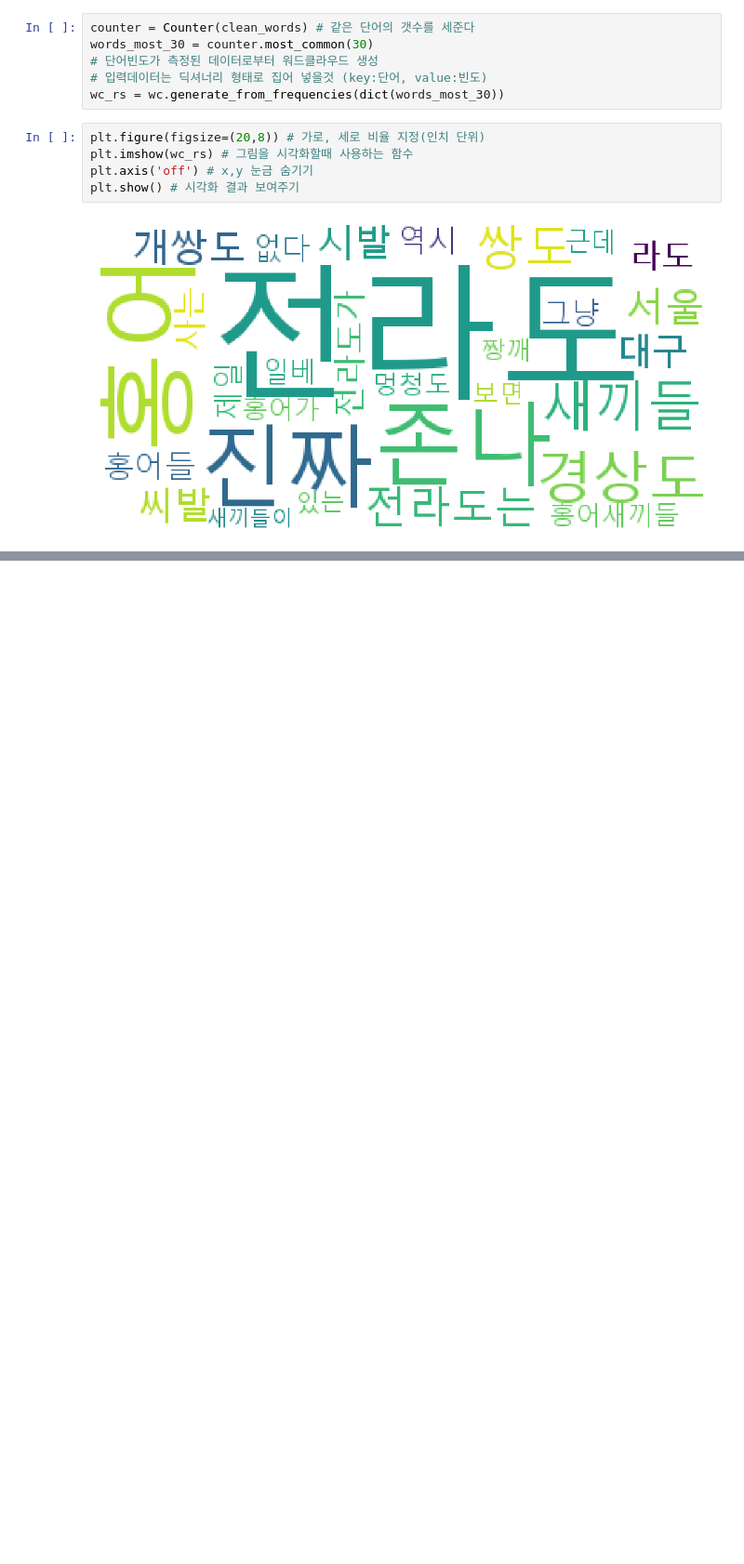
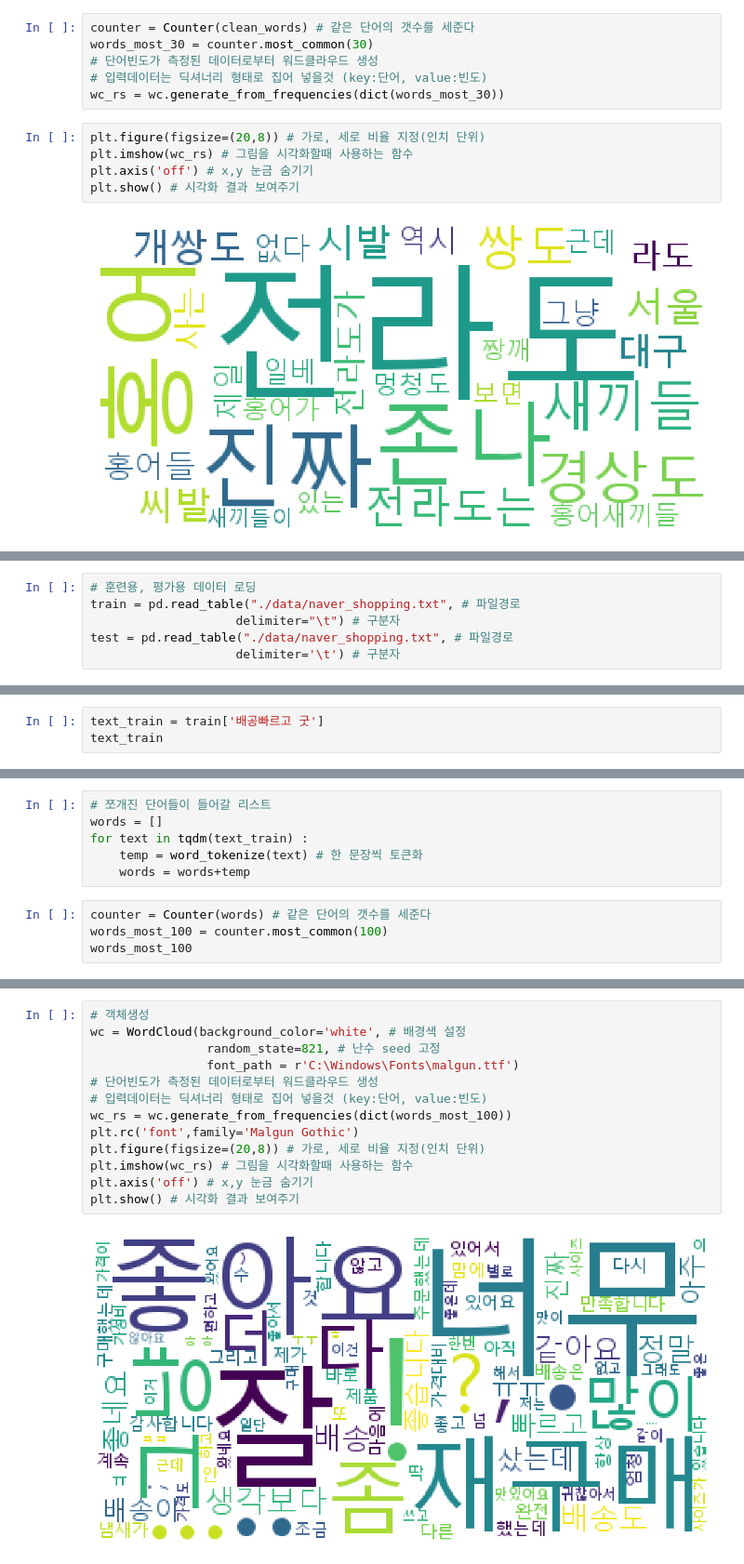
Before and after one commit to chxssun/python, a Jupyter notebook: ML/ex04_텍스트마이닝_기초.ipynb, the cells around one changed output, grey strips where cells are left out. Shown at 93% size. Saved outputs shown, nothing was run; the diff lists cells and outputs as text; blank space fills up the shorter version.

Commit message:
new file:   ML/data/naver_shopping.txt 	modified:   "ML/ex04_\355\205\215\354\212\244\355\212\270\353\247\210\354\235\264\353\213\235_\352\270\260\354\264\210.ipynb"

```diff
--- a/ML/ex04_텍스트마이닝_기초.ipynb
+++ b/ML/ex04_텍스트마이닝_기초.ipynb
@@ -306,0 +481,6 @@ plt.show() # 시각화 결과 보여주기
+# %%
+# 훈련용, 평가용 데이터 로딩
+train = pd.read_table("./data/naver_shopping.txt", # 파일경로
+                    delimiter="\t") # 구분자
+test = pd.read_table("./data/naver_shopping.txt", # 파일경로
+                    delimiter='\t') # 구분자
@@ -306,0 +507,3 @@ plt.show() # 시각화 결과 보여주기
+# %%
+text_train = train['배공빠르고 굿']
+text_train
@@ -306,0 +523,10 @@ plt.show() # 시각화 결과 보여주기
+# %%
+# 쪼개진 단어들이 들어갈 리스트
+words = []
+for text in tqdm(text_train) :
+    temp = word_tokenize(text) # 한 문장씩 토큰화
+    words = words+temp
+# %%
+counter = Counter(words) # 같은 단어의 갯수를 세준다
+words_most_100 = counter.most_common(100)
+words_most_100
@@ -306,0 +551,15 @@ plt.show() # 시각화 결과 보여주기
+# %%
+# 객체생성
+wc = WordCloud(background_color='white', # 배경색 설정
+                random_state=821, # 난수 seed 고정
+                font_path = r'C:\Windows\Fonts\malgun.ttf')
+# 단어빈도가 측정된 데이터로부터 워드클라우드 생성
+# 입력데이터는 딕셔너리 형태로 집어 넣을것 (key:단어, value:빈도)
+wc_rs = wc.generate_from_frequencies(dict(words_most_100))
+plt.rc('font',family='Malgun Gothic')
+plt.figure(figsize=(20,8)) # 가로, 세로 비율 지정(인치 단위)
+plt.imshow(wc_rs) # 그림을 시각화할때 사용하는 함수
+plt.axis('off') # x,y 눈금 숨기기
+plt.show() # 시각화 결과 보여주기
+# %% [output]
+[figure, added]
```
Also changed, not shown: parts of 34 cells of this notebook, 1 other file.
